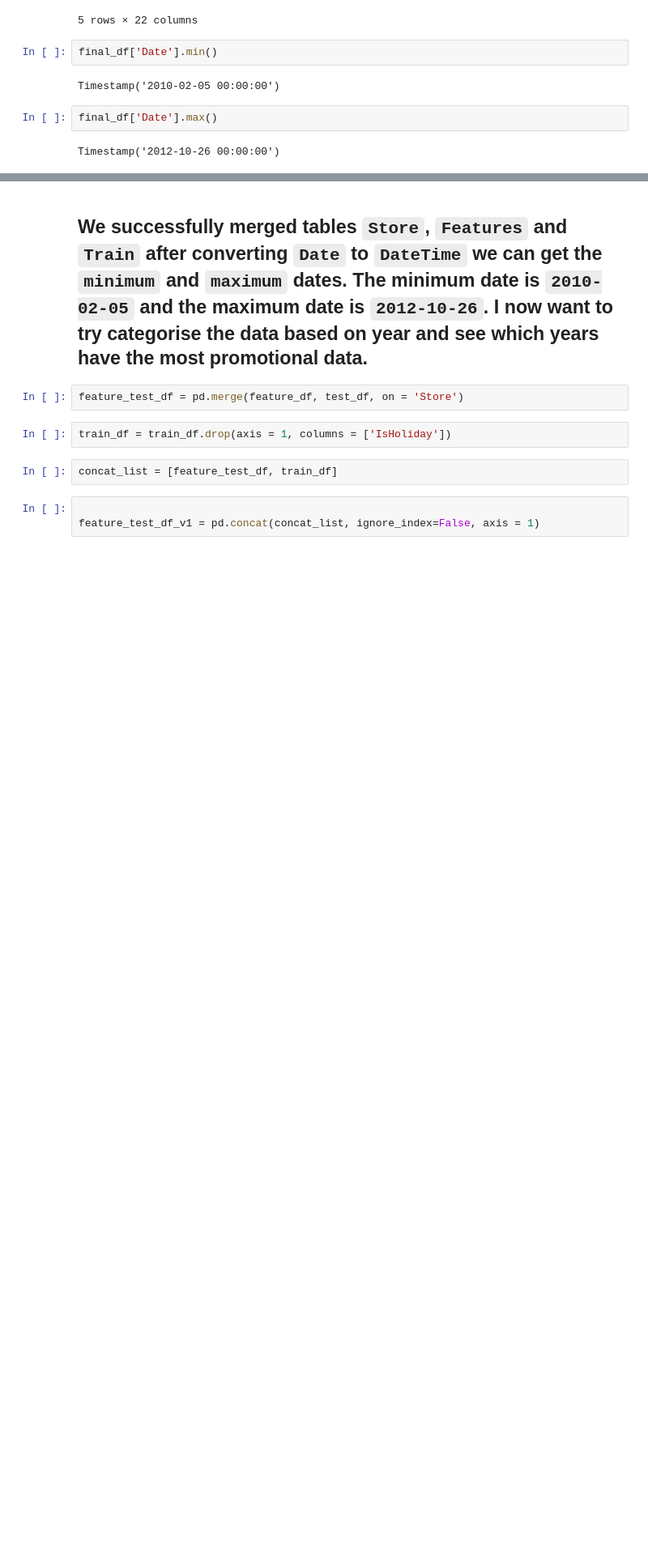
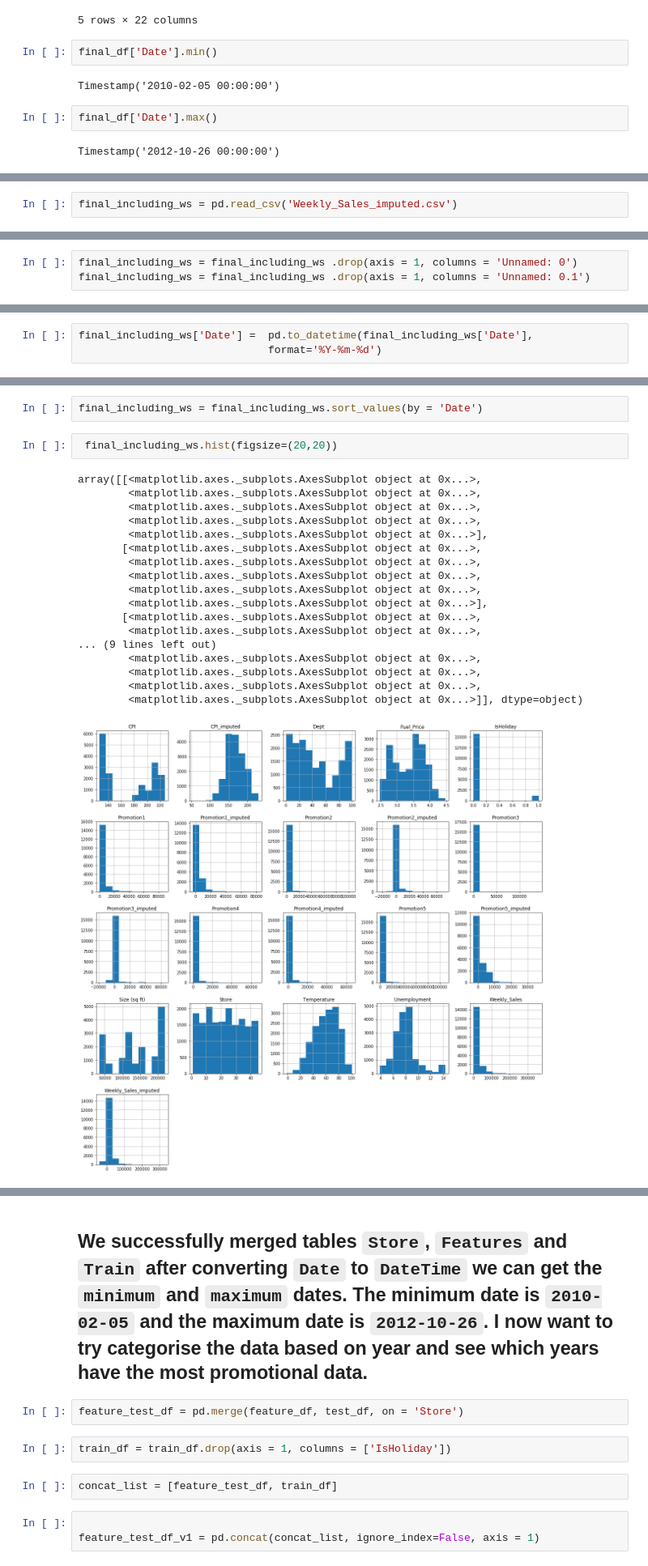
Before and after one commit to SedarOlmez94/sales-forecasting, a Jupyter notebook: Manchester_workbook.ipynb, the cells around one changed output, grey strips where cells are left out. Shown at 81% size. Drawn from its saved outputs; the diff is of its cells as text; blank space fills up the shorter version.

Commit message:
Created the final_including_ws with the weekly sales filled

```diff
--- a/Manchester_workbook.ipynb
+++ b/Manchester_workbook.ipynb
@@ -674,0 +693,2 @@ Timestamp('2012-10-26 00:00:00')
+# %%
+final_including_ws = pd.read_csv('Weekly_Sales_imputed.csv')
@@ -674,0 +715,3 @@ Timestamp('2012-10-26 00:00:00')
+# %%
+final_including_ws = final_including_ws .drop(axis = 1, columns = 'Unnamed: 0')
+final_including_ws = final_including_ws .drop(axis = 1, columns = 'Unnamed: 0.1')
@@ -674,0 +728,3 @@ Timestamp('2012-10-26 00:00:00')
+# %%
+final_including_ws['Date'] =  pd.to_datetime(final_including_ws['Date'],
+                              format='%Y-%m-%d')
@@ -674,0 +739,23 @@ Timestamp('2012-10-26 00:00:00')
+# %%
+final_including_ws = final_including_ws.sort_values(by = 'Date')
+# %%
+ final_including_ws.hist(figsize=(20,20))
+# %% [output]
+array([[<matplotlib.axes._subplots.AxesSubplot object at 0x...>,
+        <matplotlib.axes._subplots.AxesSubplot object at 0x...>,
+        <matplotlib.axes._subplots.AxesSubplot object at 0x...>,
+        <matplotlib.axes._subplots.AxesSubplot object at 0x...>,
+        <matplotlib.axes._subplots.AxesSubplot object at 0x...>],
+       [<matplotlib.axes._subplots.AxesSubplot object at 0x...>,
+        <matplotlib.axes._subplots.AxesSubplot object at 0x...>,
+        <matplotlib.axes._subplots.AxesSubplot object at 0x...>,
+        <matplotlib.axes._subplots.AxesSubplot object at 0x...>,
+        <matplotlib.axes._subplots.AxesSubplot object at 0x...>],
+       [<matplotlib.axes._subplots.AxesSubplot object at 0x...>,
+        <matplotlib.axes._subplots.AxesSubplot object at 0x...>,
+... (9 lines left out)
+        <matplotlib.axes._subplots.AxesSubplot object at 0x...>,
+        <matplotlib.axes._subplots.AxesSubplot object at 0x...>,
+        <matplotlib.axes._subplots.AxesSubplot object at 0x...>,
+        <matplotlib.axes._subplots.AxesSubplot object at 0x...>]], dtype=object)
+[figure, added]
```
Also changed, not shown: parts of 31 cells of this notebook, 9 other files.
